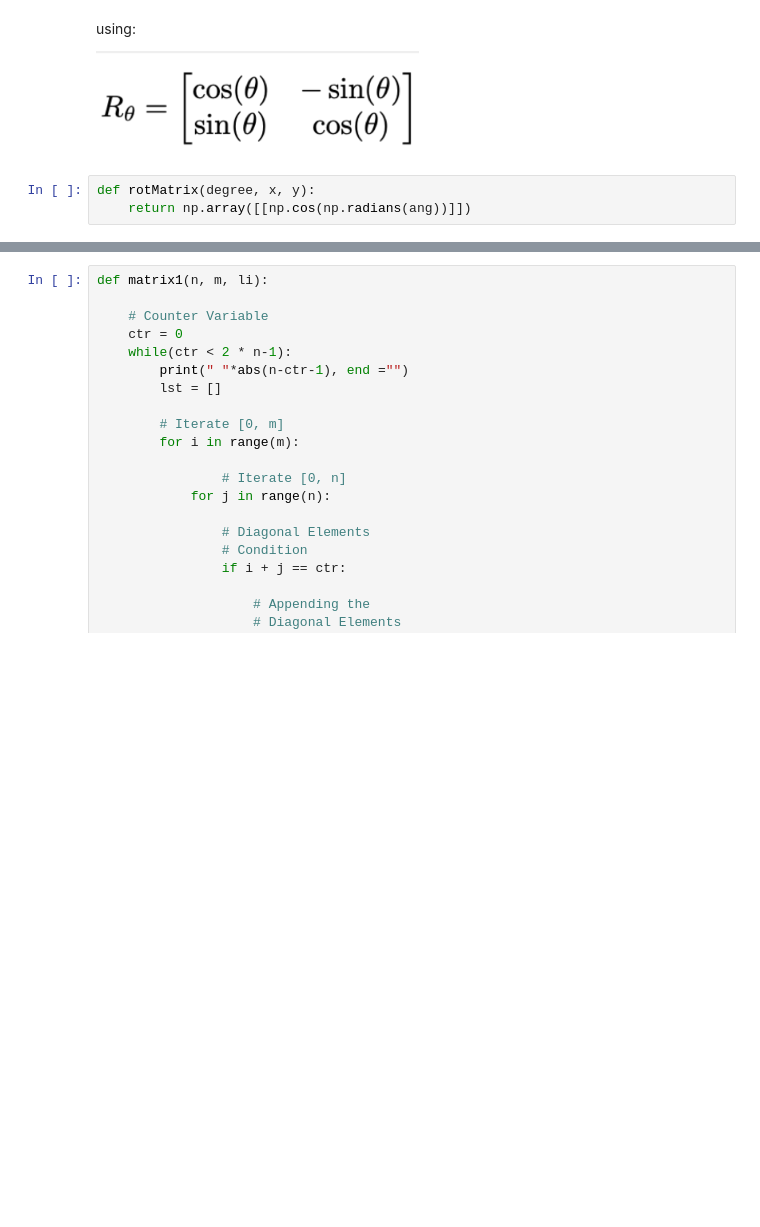
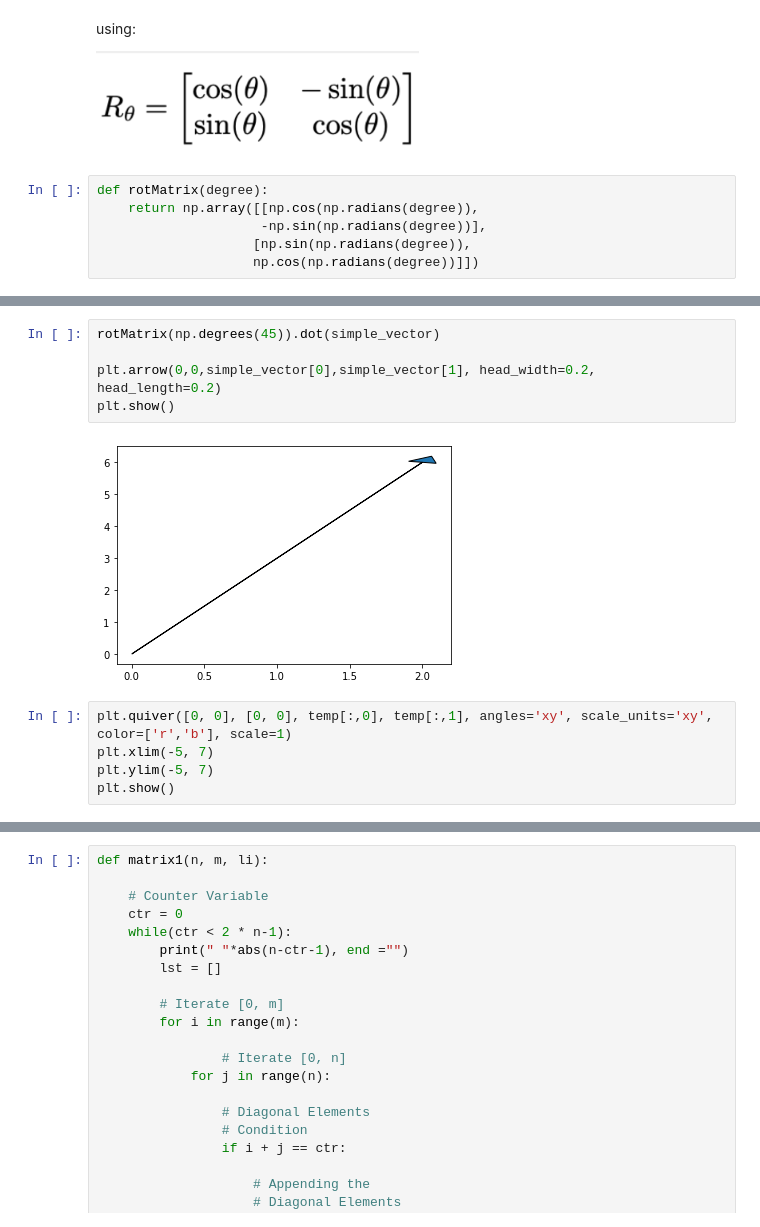
Before and after one commit to Tureczek/Jupyter_notebook_Data_Science, a Jupyter notebook: Assignments/Assignment 4- Implementation of Matrices.ipynb, the cells around one changed output, grey strips where cells are left out. Cells and saved outputs as stored; diff of their text form; blank space fills up the shorter version.

```diff
--- a/Assignments/Assignment 4- Implementation of Matrices.ipynb
+++ b/Assignments/Assignment 4- Implementation of Matrices.ipynb
@@ -328,5 +336,8 @@ using:
 
 ![image.png](attachment:image.png)
 # %%
-def rotMatrix(degree, x, y):
-    return np.array([[np.cos(np.radians(ang))]])
+def rotMatrix(degree):
+    return np.array([[np.cos(np.radians(degree)),
+                     -np.sin(np.radians(degree))],
+                    [np.sin(np.radians(degree)),
+                    np.cos(np.radians(degree))]])
@@ -332,0 +352,12 @@ def rotMatrix(degree, x, y):
+# %%
+rotMatrix(np.degrees(45)).dot(simple_vector)
+
+plt.arrow(0,0,simple_vector[0],simple_vector[1], head_width=0.2, head_length=0.2)
+plt.show()
+# %% [output]
+[figure, added]
+# %%
+plt.quiver([0, 0], [0, 0], temp[:,0], temp[:,1], angles='xy', scale_units='xy', color=['r','b'], scale=1)
+plt.xlim(-5, 7)
+plt.ylim(-5, 7)
+plt.show()
```
Also changed, not shown: parts of 4 cells of this notebook.
